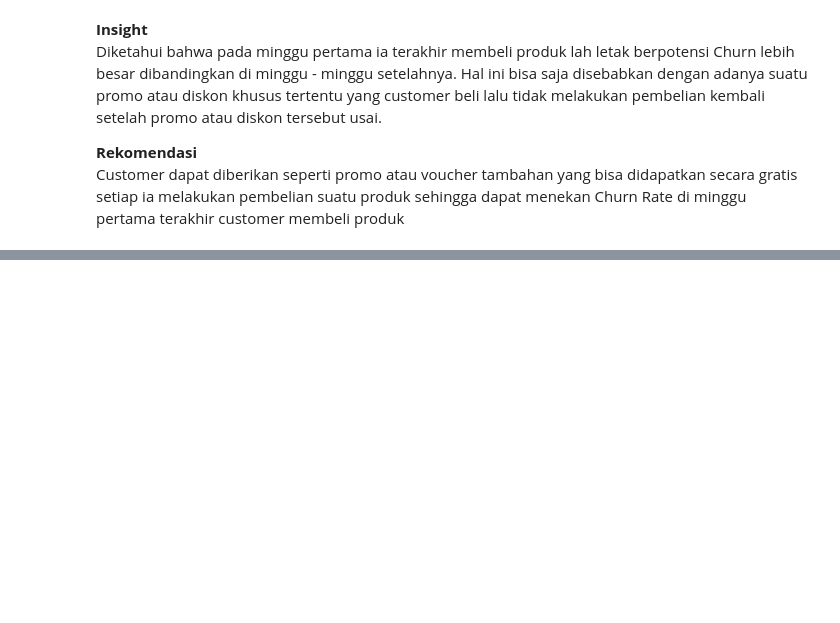
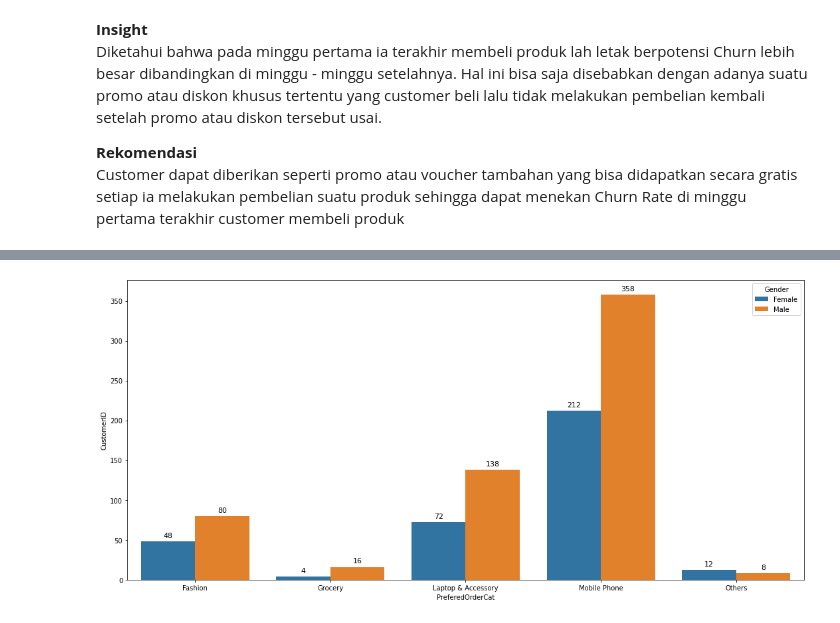
Before and after one commit to Pratama1705/Final-Project---Churn-Prediction, a Jupyter notebook: stage1.ipynb, the cells around one changed output, grey strips where cells are left out. Cells and saved outputs as stored; diff of their text form; code cells hidden in the pictures; blank space fills up the shorter version.

```diff
--- a/stage1.ipynb
+++ b/stage1.ipynb
@@ -436,0 +501,5 @@ Customer dapat diberikan seperti promo atau voucher tambahan yang bisa didapatka
+# %%
+dataOrderCat = data[data['Churn'] == 1]
+dataOrderCat['PreferedOrderCat'].replace('Mobile', 'Mobile Phone', inplace=True)
+dataOrder = dataOrderCat.groupby(['PreferedOrderCat', 'Gender']).agg({'CustomerID' : 'nunique'}).reset_index()
+dataOrder
@@ -436,0 +532,19 @@ Customer dapat diberikan seperti promo atau voucher tambahan yang bisa didapatka
+# %%
+plt.figure(figsize=(15, 7))
+barplot = sns.barplot(x='PreferedOrderCat', y='CustomerID', data=dataOrder, hue='Gender')
+
+for i in barplot.patches:
+    barplot.annotate(
+        format(round(i.get_height())),
+        (i.get_x() + i.get_width() / 2, i.get_height()),
+        ha='center',
+        va='center',
+        size=11,
+        xytext=(0, 9),
+        textcoords='offset points'
+    )
+
+plt.tight_layout()
+plt.show()
+# %% [output]
+[figure, added]
```
Also changed, not shown: parts of 17 cells of this notebook, 3 other files.
